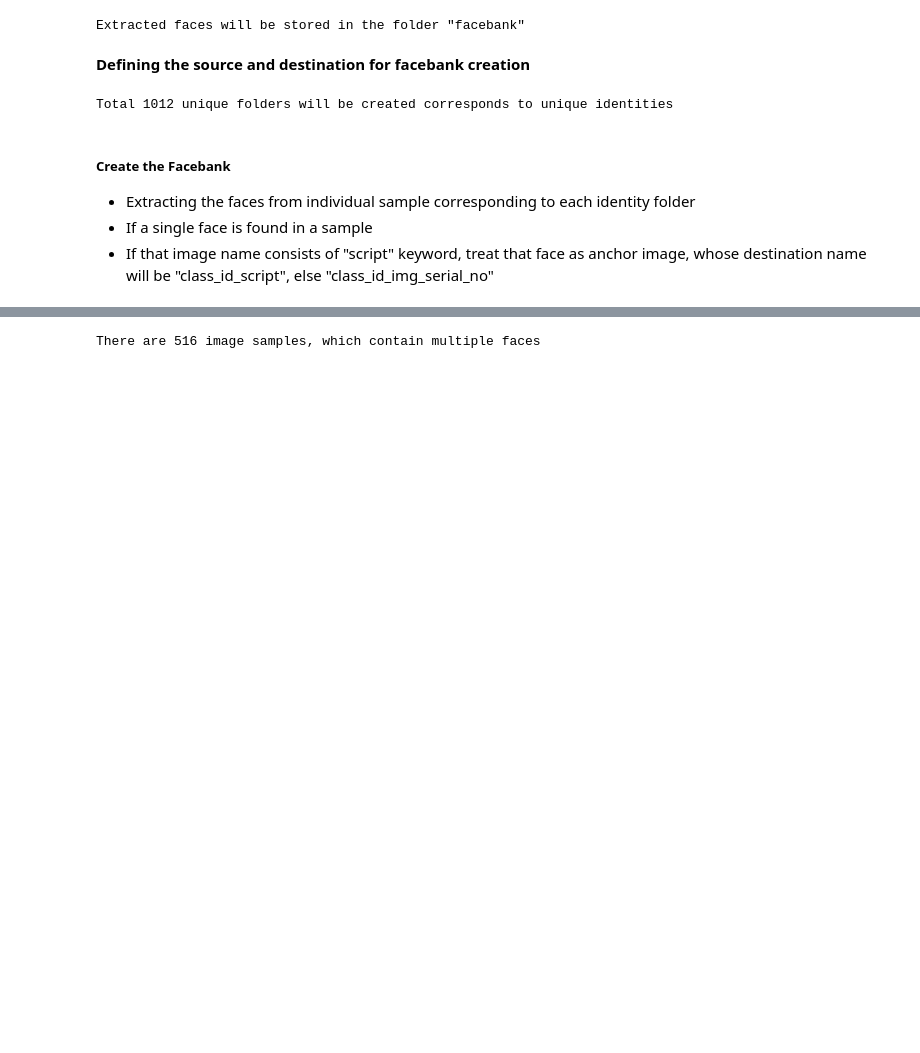
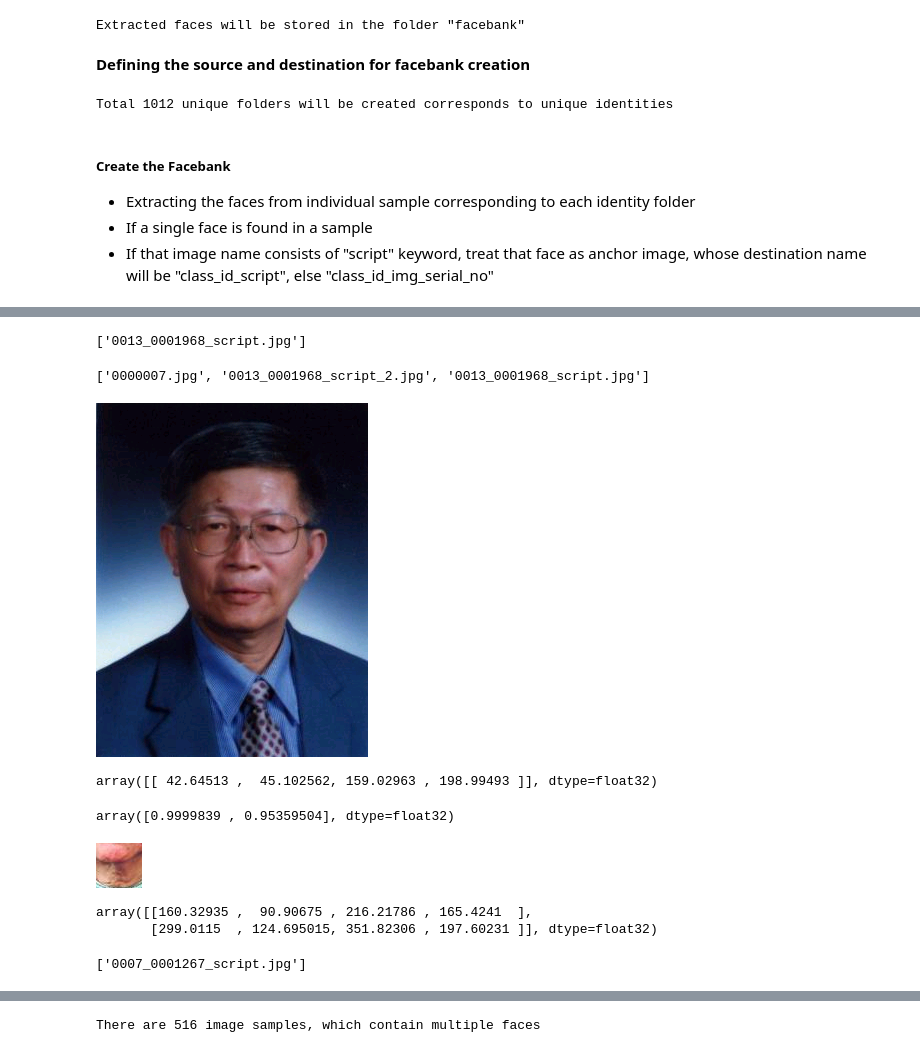
Before and after one commit to sayan0506/Deep-Learning-CV-Hackathon, a Jupyter notebook: Face_Verification_Based_Attendance_System_using_Arcface_Transfer_Learning_v2.ipynb, the cells around one changed output, grey strips where cells are left out. Drawn from its saved outputs; the diff is of its cells as text; code cells hidden in the pictures; blank space fills up the shorter version.

```diff
--- a/Face_Verification_Based_Attendance_System_using_Arcface_Transfer_Learning_v2.ipynb
+++ b/Face_Verification_Based_Attendance_System_using_Arcface_Transfer_Learning_v2.ipynb
@@ -506,0 +633,13 @@ Face extraction is done for 0014_0002600
+# %%
+os.listdir(os.path.join('facebank',id))
+# %% [output]
+['0013_0001968_script.jpg']
+# %%
+path = os.path.join('/content/face_trainset/face_train_set', id)
+os.listdir(path)
+# %% [output]
+['0000007.jpg', '0013_0001968_script_2.jpg', '0013_0001968_script.jpg']
+# %%
+img
+# %% [output]
+[figure, added]
@@ -506,0 +649,12 @@ Face extraction is done for 0014_0002600
+# %%
+boxes
+# %% [output]
+array([[ 42.64513 ,  45.102562, 159.02963 , 198.99493 ]], dtype=float32)
+# %%
+p
+# %% [output]
+array([0.9999839 , 0.95359504], dtype=float32)
+# %%
+img.crop(boxes[1])
+# %% [output]
+[figure, added]
@@ -506,0 +663,9 @@ Face extraction is done for 0014_0002600
+# %%
+boxes
+# %% [output]
+array([[160.32935 ,  90.90675 , 216.21786 , 165.4241  ],
+       [299.0115  , 124.695015, 351.82306 , 197.60231 ]], dtype=float32)
+# %%
+os.listdir(os.path.join('facebank','0007_0001267'))
+# %% [output]
+['0007_0001267_script.jpg']
```
Also changed, not shown: parts of 23 cells of this notebook.
